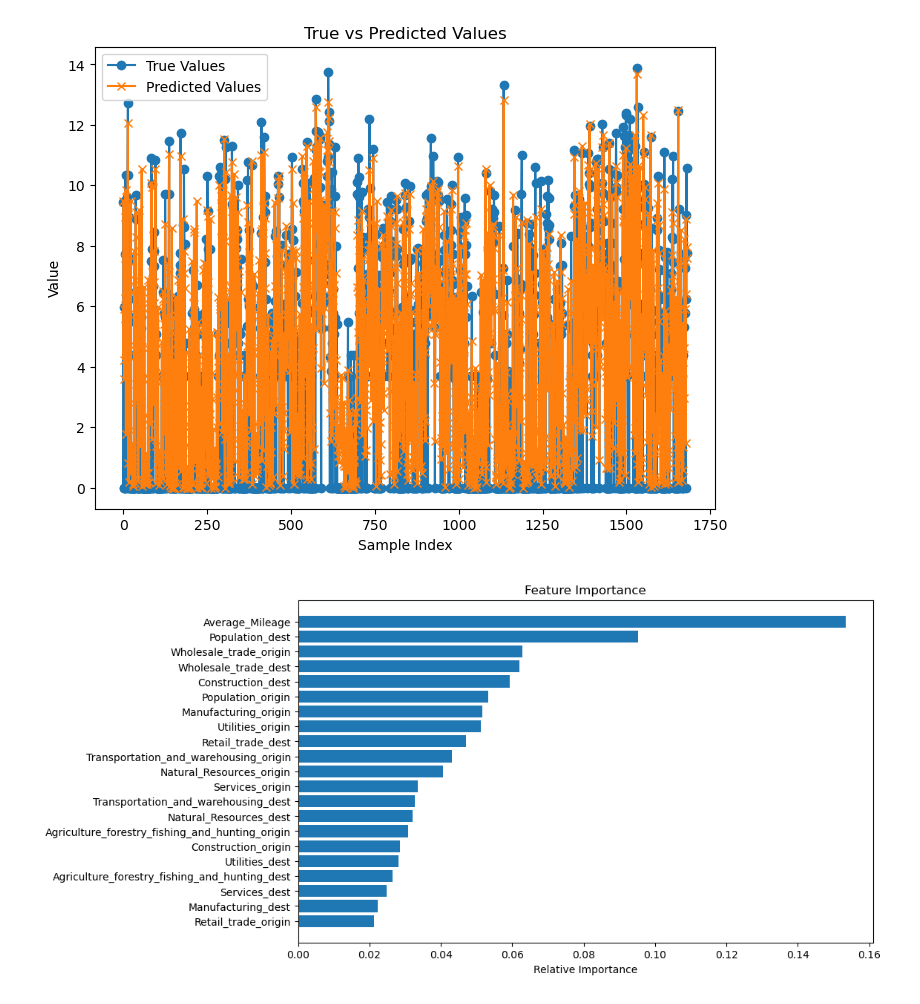
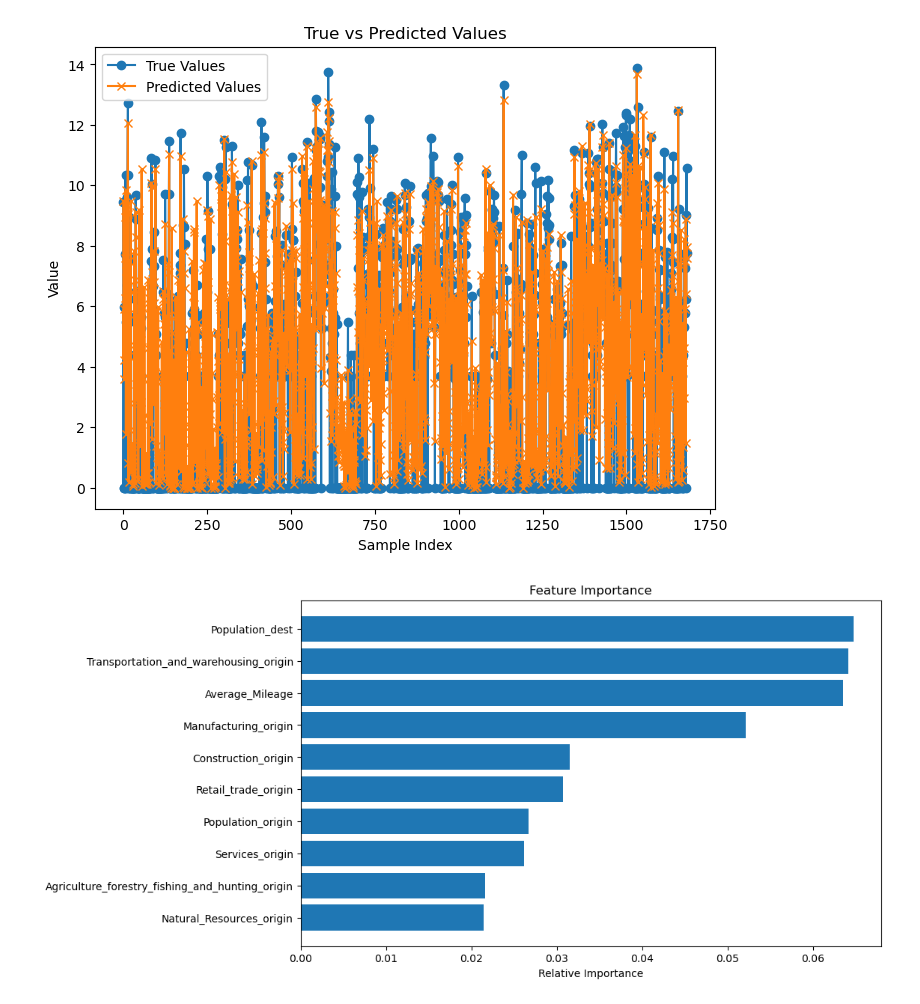
Before and after one commit to DarkQuark26/train-commerce-forecasting, a Jupyter notebook: scratchpad/ml traffic project.ipynb, the cells around one changed output. Saved outputs shown, nothing was run; the diff lists cells and outputs as text; code cells hidden in the pictures.

```diff
--- a/scratchpad/ml traffic project.ipynb
+++ b/scratchpad/ml traffic project.ipynb
@@ -49,7 +49,7 @@ for file in train:
     one_year_data_All_Traffic.dropna(inplace=True)
 
     # Split into features and target
-    x_All_Traffic = one_year_data_All_Traffic.drop(columns=['log_carloads','BEA_origin','BEA_dest'], inplace=False)
+    x_All_Traffic = one_year_data_All_Traffic.drop(columns=['log_carloads'], inplace=False)
     y_All_Traffic = one_year_data_All_Traffic['log_carloads']
 
     # Append data to training lists
@@ -65,7 +65,7 @@ for file in test:
     one_year_data_test_All_Traffic.dropna(inplace=True)
 
     # Split into features and target
-    x_test_All_Traffic1 = one_year_data_test_All_Traffic.drop(columns=['log_carloads','BEA_origin','BEA_dest'], inplace=False)
+    x_test_All_Traffic1 = one_year_data_test_All_Traffic.drop(columns=['log_carloads'], inplace=False)
     y_test_All_Traffic1 = one_year_data_test_All_Traffic['log_carloads']
 
     # Append data to testing lists
@@ -96,10 +96,37 @@ y_test_All_Traffic = pd.concat(y_test_All_Traffic)
 #x_validation_All_Traffic = pd.concat(x_validation_All_Traffic)
 #y_validation_All_Traffic = pd.concat(y_validation_All_Traffic)
 
+#print(x_train_All_Traffic[0:9])
+
+# save column names of x_train_All_Traffic
+column_names = x_train_All_Traffic.columns
+column_names_begin = column_names[0:1]
+column_names_end = column_names[3:]
+column_names_orig = list(column_names_begin.append(column_names_end))
+
+# One-hot encode the categorical features
+encoder = OneHotEncoder(sparse=False, drop=None)
+x_train_All_Traffic_encoded = encoder.fit_transform(x_train_All_Traffic.iloc[:,1:3])
+x_test_All_Traffic_encoded = encoder.transform(x_test_All_Traffic.iloc[:,1:3])
+extra_columns=len(x_train_All_Traffic_encoded[0])
+column_names = column_names_orig + ['encoded' + str(i) for i in range(extra_columns)]
+
+# get rid of columns that were encoded
+x_train_All_Traffic = x_train_All_Traffic.drop(columns=['BEA_origin','BEA_dest'], inplace=False)
+x_test_All_Traffic = x_test_All_Traffic.drop(columns=['BEA_origin','BEA_dest'], inplace=False)
+
 # Scaling the data
 scaler = StandardScaler()
 x_train_All_Traffic_scaled = scaler.fit_transform(x_train_All_Traffic)
 x_test_All_Traffic_scaled = scaler.transform(x_test_All_Traffic)
 #x_validation_All_Traffic_scaled = scaler.transform(x_validation_All_Traffic)
+
+# now add encoded data to the scaled data
+x_train_All_Traffic = pd.concat([pd.DataFrame(x_train_All_Traffic_scaled), pd.DataFrame(x_train_All_Traffic_encoded)], axis=1)
+x_test_All_Traffic = pd.concat([pd.DataFrame(x_test_All_Traffic_scaled), pd.DataFrame(x_test_All_Traffic_encoded)], axis=1)
+
+# add column names to first 21 columns of x_train_All_Traffic and x_test_All_Traffic
+x_train_All_Traffic.columns = column_names
+x_test_All_Traffic.columns = column_names
 # %%
 import seaborn as sns
@@ -183,21 +195,21 @@ plt.show()
 # %%
 from sklearn.ensemble import RandomForestRegressor
 import numpy as np
 
 # Example: Train a RandomForest model on your training data
-model = RandomForestRegressor(n_estimators=100, random_state=42)
-model.fit(x_train_All_Traffic, y_train_All_Traffic)
+#model = RandomForestRegressor(n_estimators=100, random_state=42)
+#model.fit(x_train_All_Traffic, y_train_All_Traffic)
 
 # Get feature importances and plot
-importances = model.feature_importances_
-indices = np.argsort(importances)
+importances = rf_model_All_Traffic.feature_importances_[-10:]
+indices = np.argsort(importances)[-10:]
 
 # Plot feature importance
 plt.figure(figsize=(10, 6))
 plt.title("Feature Importance")
 plt.barh(range(len(importances)), importances[indices], align="center")
 plt.yticks(range(len(importances)), [x_train_All_Traffic.columns[i] for i in indices])
 plt.xlabel("Relative Importance")
 plt.show()
 # %% [output]
-[figure, old version]
+[figure, new version]
```
Also changed, not shown: parts of 3 cells of this notebook.
